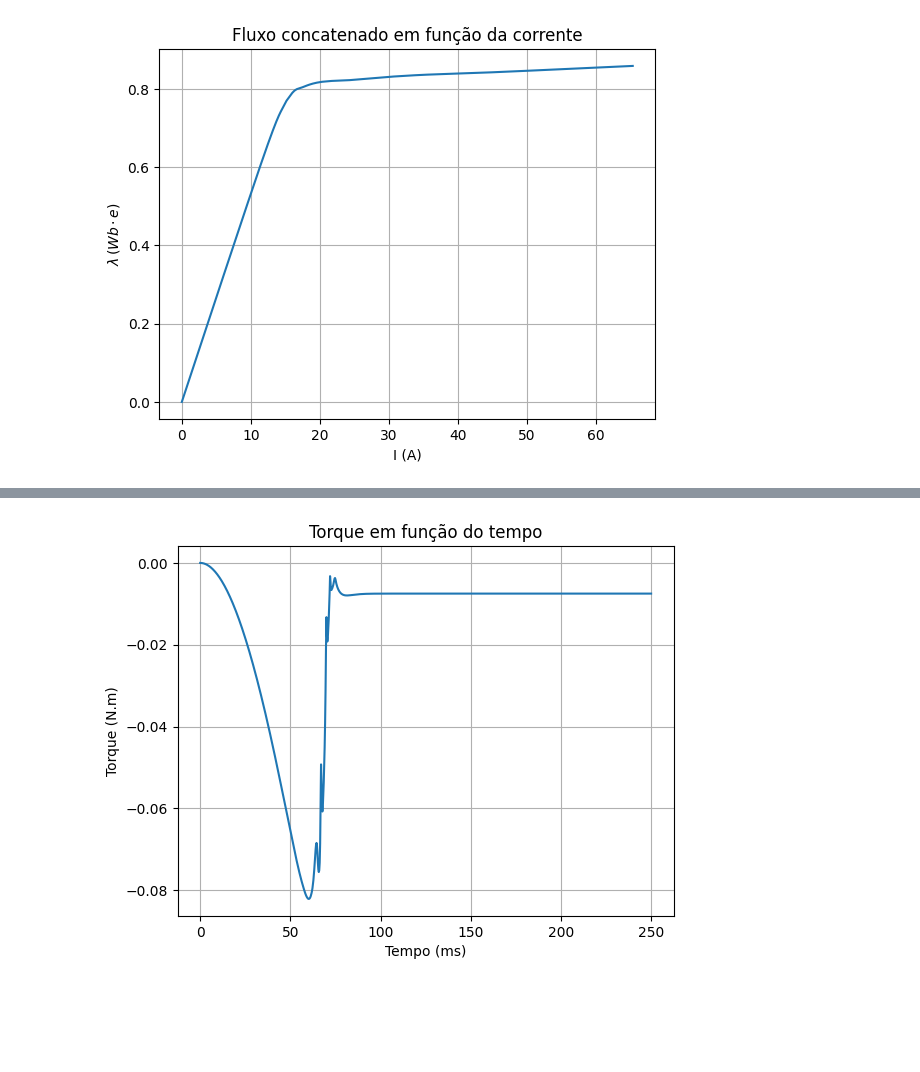
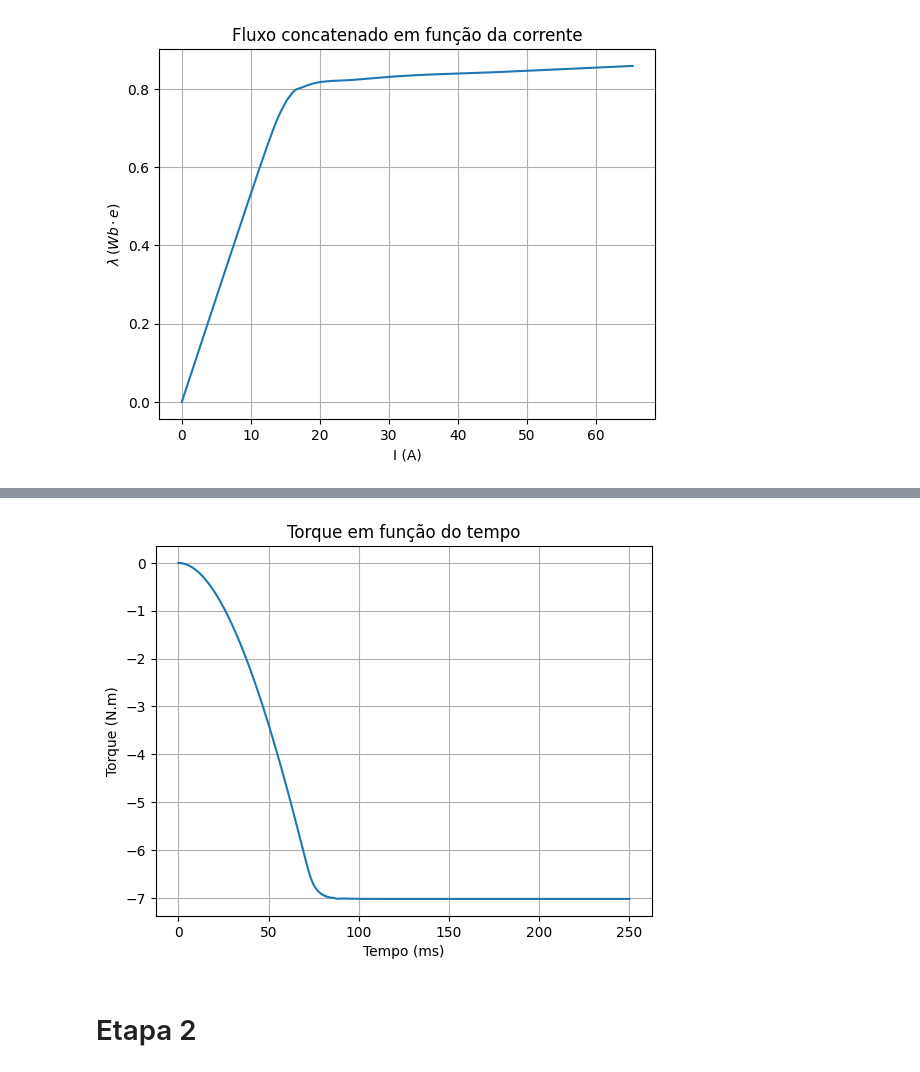
Before and after one commit to Tulio-Tav/Conversao_Eletromecanica, a Jupyter notebook: Projeto_de_conversao (1).ipynb, the cells around one changed output, grey strips where cells are left out. Cells and saved outputs as stored; diff of their text form; code cells hidden in the pictures; blank space fills up the shorter version.

```diff
--- a/Projeto_de_conversao (1).ipynb
+++ b/Projeto_de_conversao (1).ipynb
@@ -505,0 +482,17 @@ plt.show()
+# %%
+def calcula_coenergia(i_max, theta_graus, n_pontos=201):
+
+    if i_max <= 1e-3:
+        return 0.0
+    i_grid = np.linspace(0, i_max, n_pontos)
+    fluxos = np.array([fluxo_concatenado(x, theta_graus) for x in i_grid])
+    return trapezoid(fluxos, i_grid)
+
+Wc_array = np.array([calcula_coenergia(I, theta) for I in I_array])
+
+plt.plot(I_array, Wc_array)
+plt.title('Coenergia em função da corrente')
+plt.xlabel('Corrente (A)')
+plt.ylabel('Coenergia (J)')
+plt.grid(True)
+plt.show()
@@ -517,37 +512,35 @@ plt.show()
 # %%
-# Torque em função do tempo
+def calcula_torque(i, theta_graus, dtheta_rad=1e-7):
+    """
+    Calcula o torque usando a derivada da coenergia aproximada por diferenças centrais.
+    """
+    if i <= 1e-3:
+        return 0.0
 
-'''
-def torque(tempo, theta, V_eq = V, delta_theta_rad = 1e-3, I_inicial = 0):
-    delta_theta = 180*delta_theta_rad/np.pi
-    I_regime_funcao = V_eq / Rb
-    I_array_funcao = np.zeros_like(tempo)
-    I_array_funcao[0] = I_inicial
+    # Perturbação angular em radianos
+    theta_rad = np.radians(theta_graus)
+    theta_rad_mais = theta_rad + dtheta_rad
+    theta_rad_menos = theta_rad - dtheta_rad
 
-    for k in range(1, len(tempo), 1):
-        I_array_funcao[k] = determina_Ik(I_array_funcao[k-1], V_eq = V_eq, I_final = I_regime_funcao,  theta=theta)
+    # Conversão de volta para graus
+    theta_deg_mais = np.degrees(theta_rad_mais)
+    theta_deg_menos = np.degrees(theta_rad_menos)
 
-    Wc_array_p1 = np.array([coenergia(I, theta+delta_theta) for I in I_array_funcao])
-    Wc_array_m1 = np.array([coenergia(I, theta-delta_theta) for I in I_array_funcao])
+    W_mais = calcula_coenergia(i, theta_deg_mais)
+    W_menos = calcula_coenergia(i, theta_deg_menos)
 
-    return (Wc_array_p1 - Wc_array_m1)/(2*delta_theta_rad)
+    # Derivada parcial em relação ao ângulo em radianos
+    return (W_mais - W_menos) / (2 * dtheta_rad)
 
-torque_array = torque(t, theta)
-'''
-
-def torque(I, theta, delta_theta_rad = 1e-5):
-    delta_theta = 180*delta_theta_rad/np.pi
-    Wc_p1 = coenergia(I, theta+delta_theta)
-    Wc_m1 = coenergia(I, theta-delta_theta)
-    return (Wc_p1 - Wc_m1)/(2*delta_theta_rad)
-
-torque_array = np.array([torque(I, theta) for I in I_array])
+torque_array = np.array([calcula_torque(I, theta) for I in I_array])
 
 plt.plot(t*1e3, torque_array)
 plt.title('Torque em função do tempo')
 plt.xlabel('Tempo (ms)')
 plt.ylabel('Torque (N.m)')
 plt.grid(True)
 plt.show()
 # %% [output]
-[figure, old version]
+[figure, new version]
+# %% [markdown]
+# Etapa 2 #
```
Also changed, not shown: parts of 16 cells of this notebook.
